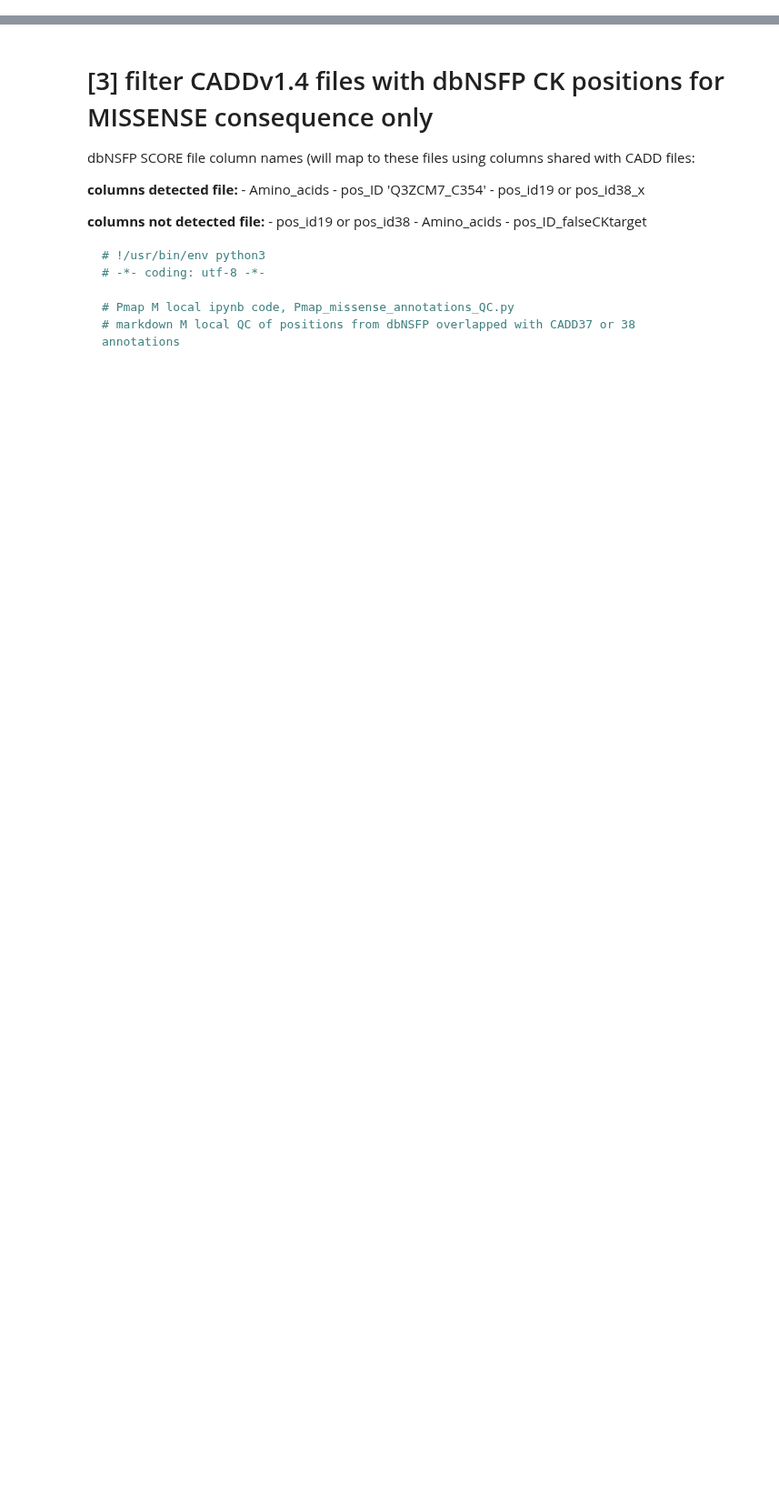
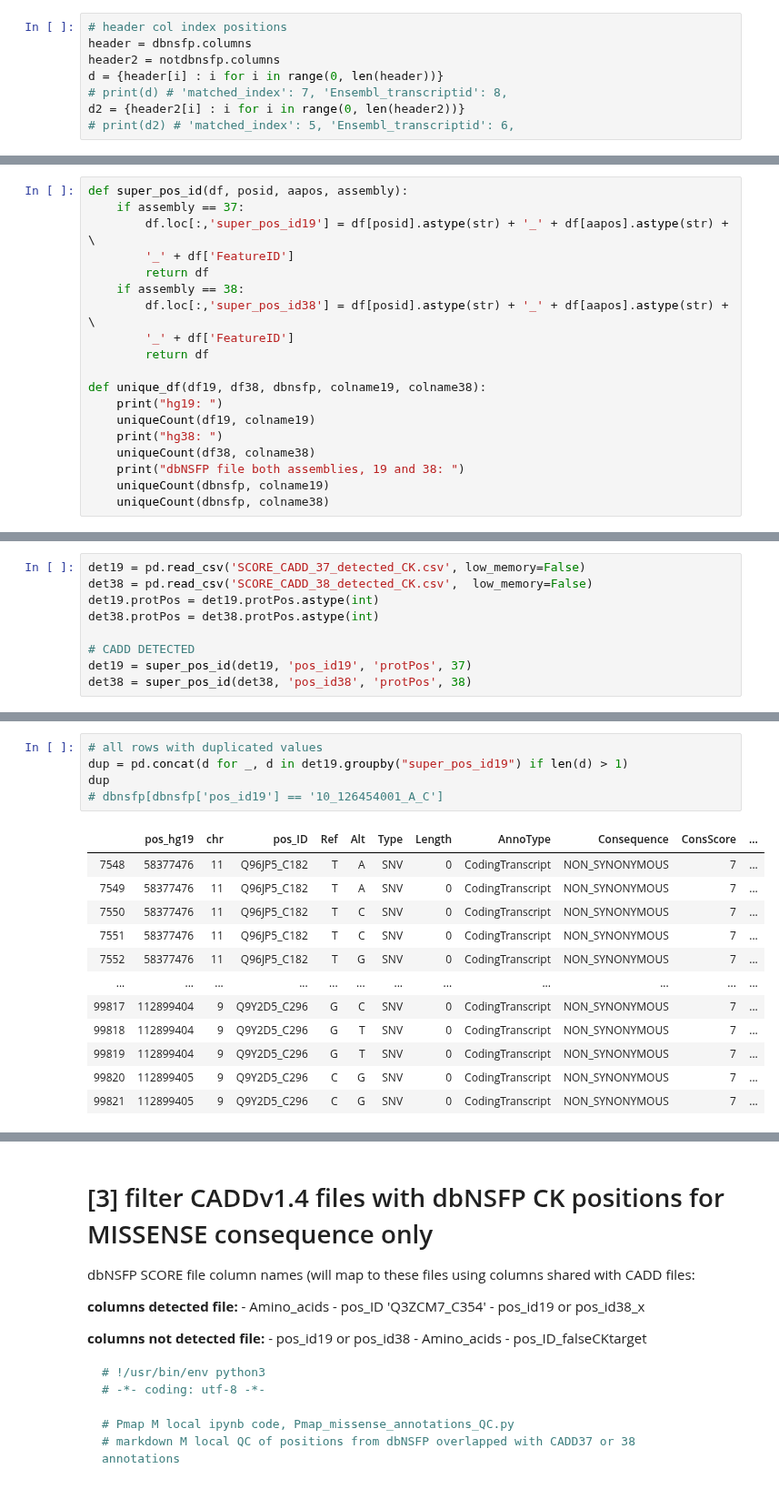
Before and after one commit to Mfpfox/MAPPING, a Jupyter notebook: M19_12_27_CADD_overlap_dbNSFP_local.ipynb, the cells around one changed output, grey strips where cells are left out. Shown at 91% size. Cells and saved outputs as stored; diff of their text form; blank space fills up the shorter version.

Commit message:
merging cadd and dbNSFP files for dect and not dect CK on GRCh37 or 38

```diff
--- a/M19_12_27_CADD_overlap_dbNSFP_local.ipynb
+++ b/M19_12_27_CADD_overlap_dbNSFP_local.ipynb
@@ -43,0 +170,8 @@ print(os.listdir())
+# %%
+# header col index positions
+header = dbnsfp.columns
+header2 = notdbnsfp.columns
+d = {header[i] : i for i in range(0, len(header))}
+# print(d) # 'matched_index': 7, 'Ensembl_transcriptid': 8,
+d2 = {header2[i] : i for i in range(0, len(header2))}
+# print(d2) # 'matched_index': 5, 'Ensembl_transcriptid': 6,
@@ -43,0 +260,19 @@ print(os.listdir())
+# %%
+def super_pos_id(df, posid, aapos, assembly):
+    if assembly == 37:
+        df.loc[:,'super_pos_id19'] = df[posid].astype(str) + '_' + df[aapos].astype(str) + \
+        '_' + df['FeatureID']
+        return df
+    if assembly == 38:
+        df.loc[:,'super_pos_id38'] = df[posid].astype(str) + '_' + df[aapos].astype(str) + \
+        '_' + df['FeatureID']
+        return df
+
+def unique_df(df19, df38, dbnsfp, colname19, colname38):
+    print("hg19: ")
+    uniqueCount(df19, colname19)
+    print("hg38: ")
+    uniqueCount(df38, colname38)
+    print("dbNSFP file both assemblies, 19 and 38: ")
+    uniqueCount(dbnsfp, colname19)
+    uniqueCount(dbnsfp, colname38)
@@ -43,0 +308,9 @@ print(os.listdir())
+# %%
+det19 = pd.read_csv('SCORE_CADD_37_detected_CK.csv', low_memory=False)
+det38 = pd.read_csv('SCORE_CADD_38_detected_CK.csv',  low_memory=False)
+det19.protPos = det19.protPos.astype(int)
+det38.protPos = det38.protPos.astype(int)
+
+# CADD DETECTED
+det19 = super_pos_id(det19, 'pos_id19', 'protPos', 37)
+det38 = super_pos_id(det38, 'pos_id38', 'protPos', 38)
@@ -43,0 +399,18 @@ print(os.listdir())
+# %%
+# all rows with duplicated values
+dup = pd.concat(d for _, d in det19.groupby("super_pos_id19") if len(d) > 1)
+dup
+# dbnsfp[dbnsfp['pos_id19'] == '10_126454001_A_C']
+# %% [output]
+|  | pos_hg19 | chr | pos_ID | Ref | Alt | Type | Length | AnnoType | Consequence | ConsScore | ... |
+| 7548 | 58377476 | 11 | Q96JP5_C182 | T | A | SNV | 0 | CodingTranscript | NON_SYNONYMOUS | 7 | ... |
+| 7549 | 58377476 | 11 | Q96JP5_C182 | T | A | SNV | 0 | CodingTranscript | NON_SYNONYMOUS | 7 | ... |
+| 7550 | 58377476 | 11 | Q96JP5_C182 | T | C | SNV | 0 | CodingTranscript | NON_SYNONYMOUS | 7 | ... |
+| 7551 | 58377476 | 11 | Q96JP5_C182 | T | C | SNV | 0 | CodingTranscript | NON_SYNONYMOUS | 7 | ... |
+| 7552 | 58377476 | 11 | Q96JP5_C182 | T | G | SNV | 0 | CodingTranscript | NON_SYNONYMOUS | 7 | ... |
+| ... | ... | ... | ... | ... | ... | ... | ... | ... | ... | ... | ... |
+| 99817 | 112899404 | 9 | Q9Y2D5_C296 | G | C | SNV | 0 | CodingTranscript | NON_SYNONYMOUS | 7 | ... |
+| 99818 | 112899404 | 9 | Q9Y2D5_C296 | G | T | SNV | 0 | CodingTranscript | NON_SYNONYMOUS | 7 | ... |
+| 99819 | 112899404 | 9 | Q9Y2D5_C296 | G | T | SNV | 0 | CodingTranscript | NON_SYNONYMOUS | 7 | ... |
+| 99820 | 112899405 | 9 | Q9Y2D5_C296 | C | G | SNV | 0 | CodingTranscript | NON_SYNONYMOUS | 7 | ... |
+| 99821 | 112899405 | 9 | Q9Y2D5_C296 | C | G | SNV | 0 | CodingTranscript | NON_SYNONYMOUS | 7 | ... |
```
Also changed, not shown: parts of 38 cells of this notebook.
